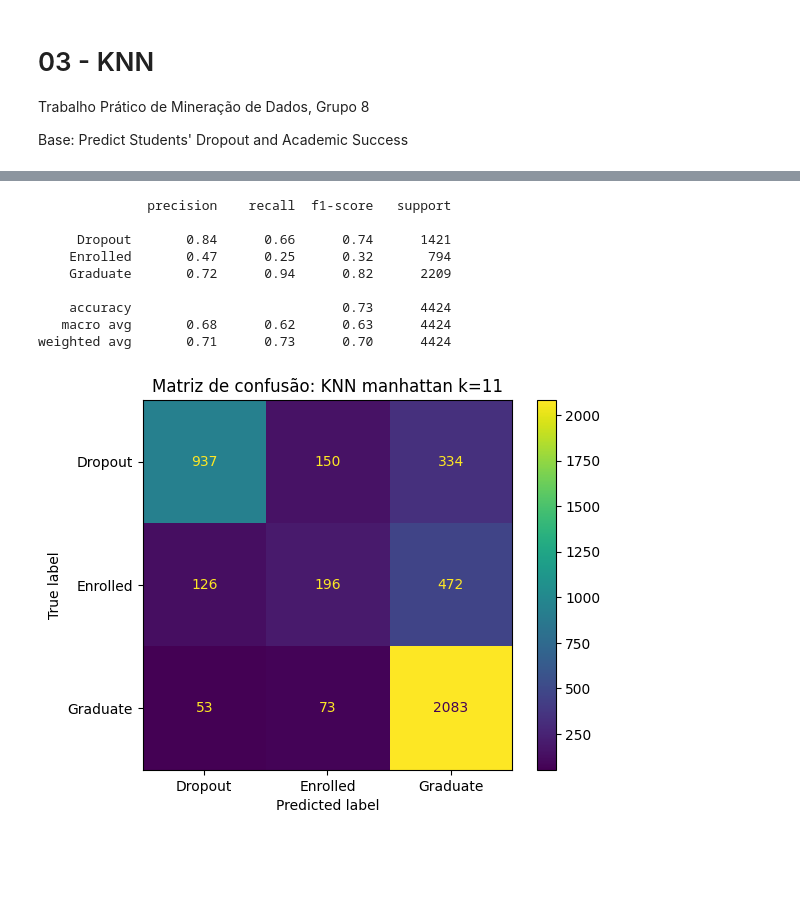
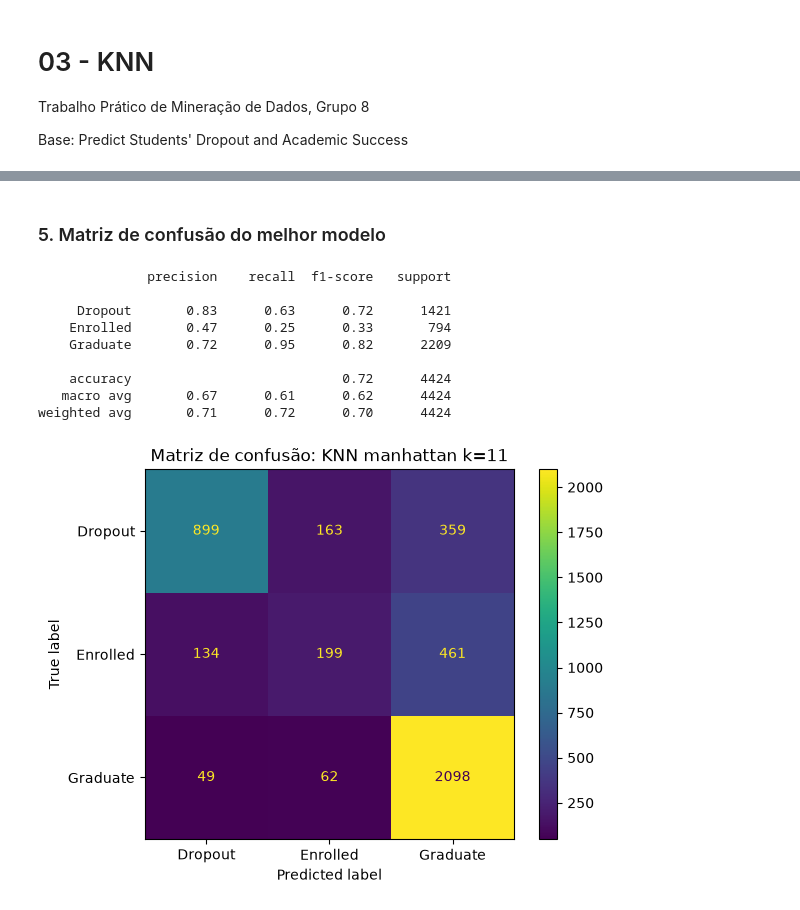
Before and after one commit to DaviComerio/trabalho-mineracao-de-dados, a Jupyter notebook: codigo/notebooks/03_knn.ipynb, the cells around one changed output, grey strips where cells are left out. Cells and saved outputs as stored; diff of their text form; code cells hidden in the pictures; blank space fills up the shorter version.

```diff
--- a/codigo/notebooks/03_knn.ipynb
+++ b/codigo/notebooks/03_knn.ipynb
@@ -26,9 +32,3 @@ dataset.head()
 | 3 | 1 | 17 | 2 | 9773 | 1 | ... |
 | 4 | 2 | 39 | 1 | 8014 | 0 | ... |
 5 rows × 37 columns
-# %%
-print(dataset.isnull().sum().sum())
-print(dataset.duplicated().sum())
-
-y = dataset['Target']
-X = dataset.drop('Target', axis='columns')
@@ -38,13 +37,36 @@ X = dataset.drop('Target', axis='columns')
 # %%
+from sklearn.compose import ColumnTransformer
+from sklearn.preprocessing import OneHotEncoder
+
+colunas_categoricas = [
+    "Marital status",
+    "Application mode",
+    "Course",
+    "Previous qualification",
+    "Nacionality",
+    "Mother's qualification",
+    "Father's qualification",
+    "Mother's occupation",
+    "Father's occupation",
+]
+colunas_numericas = [c for c in X.columns if c not in colunas_categoricas]
+
+encoder_categorico = OneHotEncoder(handle_unknown="ignore", sparse_output=False)
+preprocessador = ColumnTransformer(
+    transformers=[
+        ("cat", encoder_categorico, colunas_categoricas),
+        ("num", StandardScaler(), colunas_numericas),
+    ]
+)
+
 skf = StratifiedKFold(n_splits=5, shuffle=True, random_state=42)
 
 def avaliar(modelo, X, y):
     metricas = {"acc": [], "prec": [], "rec": [], "f1": []}
     y_true_all, y_pred_all = [], []
     for tr, te in skf.split(X, y):
-        scaler = StandardScaler()
-        X_tr = scaler.fit_transform(X.iloc[tr])
-        X_te = scaler.transform(X.iloc[te])
+        X_tr = preprocessador.fit_transform(X.iloc[tr])
+        X_te = preprocessador.transform(X.iloc[te])
         modelo.fit(X_tr, y.iloc[tr])
         pred = modelo.predict(X_te)
         metricas["acc"].append(accuracy_score(y.iloc[te], pred))
@@ -85,18 +134,22 @@ resumo
+# %% [markdown]
+### 5. Matriz de confusão do melhor modelo
 # %%
 melhor = "manhattan k=11"
 yt, yp = previsoes[melhor]
 print(classification_report(yt, yp))
 ConfusionMatrixDisplay.from_predictions(yt, yp)
 plt.title(f"Matriz de confusão: KNN {melhor}")
+Path("../../media").mkdir(parents=True, exist_ok=True)
+plt.savefig("../../media/matriz_confusao_knn.png", dpi=300, bbox_inches="tight")
 plt.show()
 # %% [output]
               precision    recall  f1-score   support
 
-     Dropout       0.84      0.66      0.74      1421
-    Enrolled       0.47      0.25      0.32       794
-    Graduate       0.72      0.94      0.82      2209
+     Dropout       0.83      0.63      0.72      1421
+    Enrolled       0.47      0.25      0.33       794
+    Graduate       0.72      0.95      0.82      2209
 
-    accuracy                           0.73      4424
-   macro avg       0.68      0.62      0.63      4424
-weighted avg       0.71      0.73      0.70      4424
+    accuracy                           0.72      4424
+   macro avg       0.67      0.61      0.62      4424
+weighted avg       0.71      0.72      0.70      4424
-[figure, old version]
+[figure, new version]
```
Also changed, not shown: parts of 9 cells of this notebook, 13 other files.
